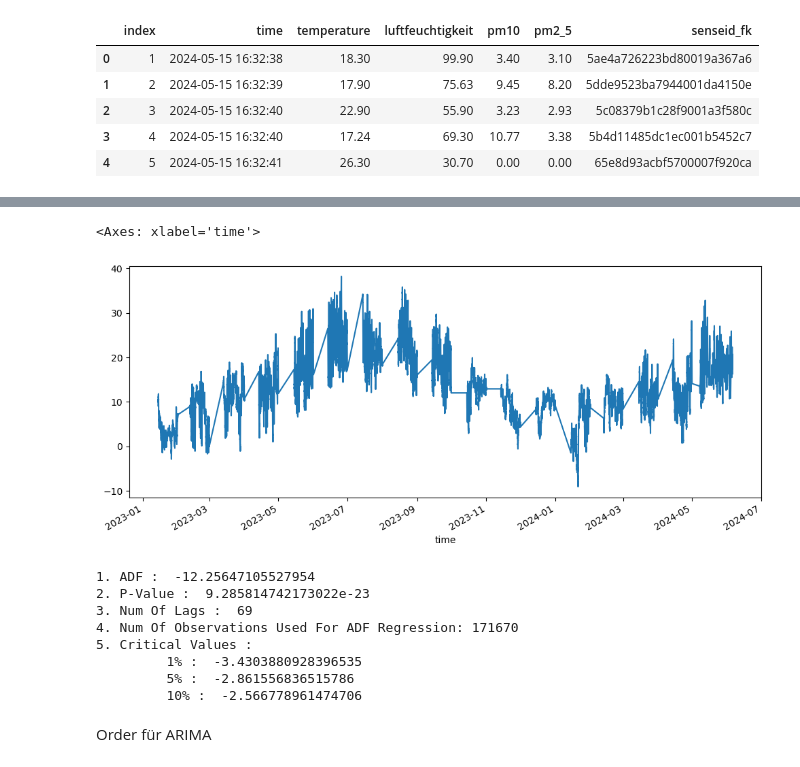
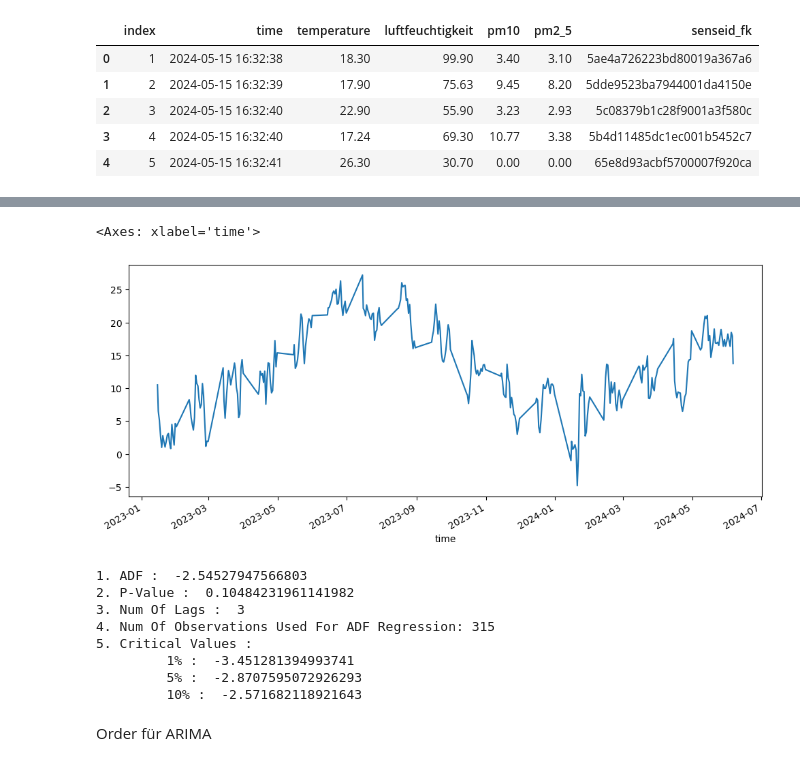
Before and after one commit to Ben99192/Umweltmonitoring_Projekt, a Jupyter notebook: ML_Modell.ipynb, the cells around one changed output, grey strips where cells are left out. Drawn from its saved outputs; the diff is of its cells as text; code cells hidden in the pictures.

```diff
--- a/ML_Modell.ipynb
+++ b/ML_Modell.ipynb
@@ -198,6 +198,4 @@ station_data = df[df['senseid_fk'] == station_id]
 # Sortieren nach Zeit
 station_data = station_data.sort_values(by='time')
 
-# Zeit und Temperatur als Zeitreihe
-station_data.set_index('time', inplace=True)
-temperature_series = station_data['temperature']
+station_data.drop(columns=['senseid_fk'], inplace=True)
@@ -220,0 +202,9 @@ station_data
+# %%
+# Erstelle eine neue Spalte 'date' für das Datum
+station_data['date'] = station_data['time'].dt.date
+
+# Gruppiere nach 'date' und berechne den Durchschnitt
+daily_average = station_data.groupby('date').mean().reset_index()
+
+# Falls 'index' nicht mehr benötigt wird
+daily_average.drop(columns=['index'], inplace=True)
@@ -221,8 +220,12 @@ station_data
+# %%
+# # Zeit und Temperatur als Zeitreihe
+daily_average.set_index('time', inplace=True)
+temperature_series = daily_average['temperature']
 # %%
-station_data['temperature'].plot(figsize=(12,5))
+daily_average['temperature'].plot(figsize=(12,5))
 # %% [output]
 <Axes: xlabel='time'>
-[figure, old version]
+[figure, new version]
 # %%
 from statsmodels.tsa.stattools import adfuller
 def adf_test(dataset):
@@ -234,16 +237,16 @@ def adf_test(dataset):
      print("5. Critical Values :")
      for key, val in dftest[4].items():
          print("\t",key, ": ", val)
-adf_test(station_data['temperature'])
+adf_test(daily_average['temperature'])
 # %% [output]
-1. ADF :  -12.25647105527954
-2. P-Value :  9.285814742173022e-23
-3. Num Of Lags :  69
-4. Num Of Observations Used For ADF Regression: 171670
+1. ADF :  -2.54527947566803
+2. P-Value :  0.10484231961141982
+3. Num Of Lags :  3
+4. Num Of Observations Used For ADF Regression: 315
 5. Critical Values :
-         1% :  -3.4303880928396535
-         5% :  -2.861556836515786
-         10% :  -2.566778961474706
+         1% :  -3.451281394993741
+         5% :  -2.8707595072926293
+         10% :  -2.571682118921643
 # %% [markdown]
 Order für ARIMA
 # %%
```
Also changed, not shown: parts of 8 cells of this notebook.
